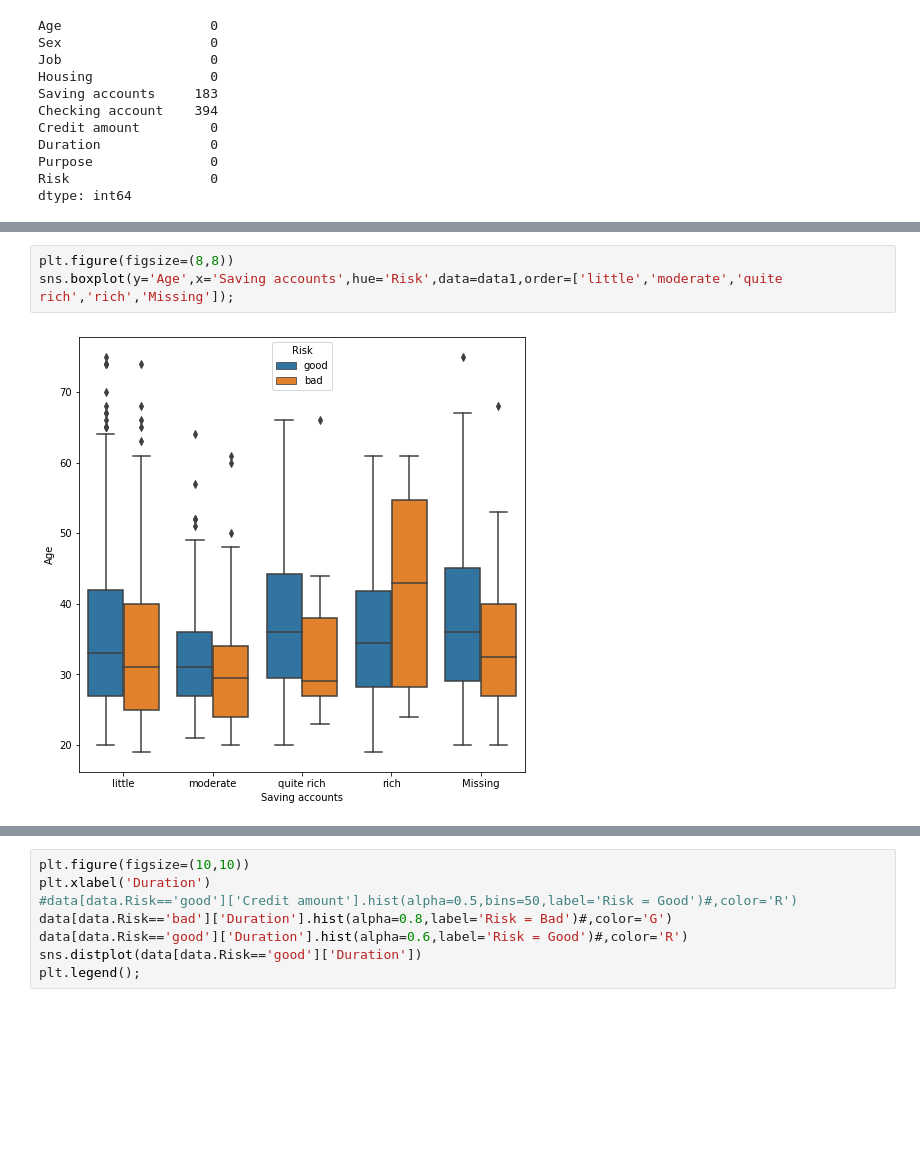
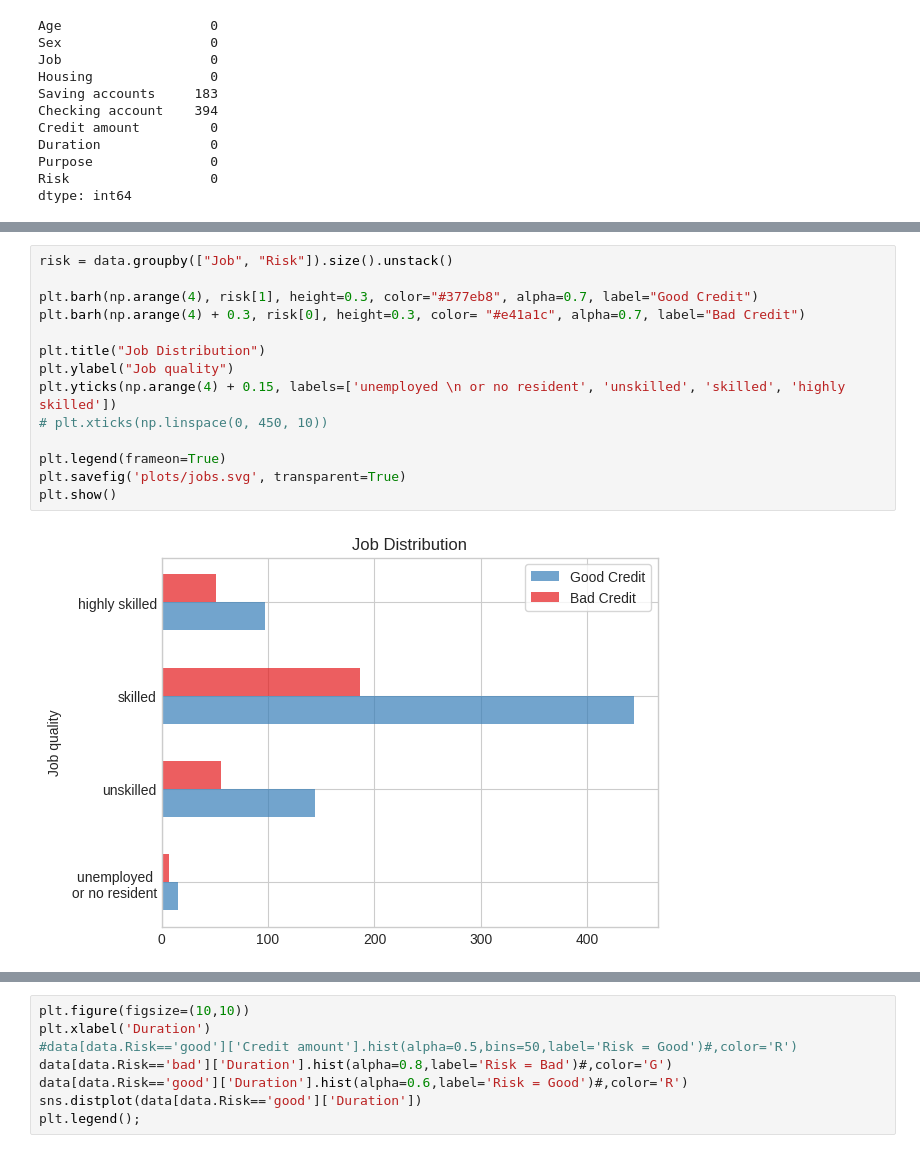
Before and after one commit to DanielGardin/MO810---Aprendizado-de-M-quina--tico, a Jupyter notebook: T0 - Avaliação Diagnóstica/Notebook 0.1 - Problema de crédito e análise de variáveis.ipynb, the cells around one changed output, grey strips where cells are left out. Drawn from its saved outputs; the diff is of its cells as text; blank space fills up the shorter version.

```diff
--- a/T0 - Avaliação Diagnóstica/Notebook 0.1 - Problema de crédito e análise de variáveis.ipynb
+++ b/T0 - Avaliação Diagnóstica/Notebook 0.1 - Problema de crédito e análise de variáveis.ipynb
@@ -129,5 +95,16 @@ plt.legend();
-# %%
-plt.figure(figsize=(8,8))
-sns.boxplot(y='Age',x='Saving accounts',hue='Risk',data=data1,order=['little','moderate','quite rich','rich','Missing']);
-# %% [output]
-[figure, removed]
+# %%
+risk = data.groupby(["Job", "Risk"]).size().unstack()
+
+plt.barh(np.arange(4), risk[1], height=0.3, color="#377eb8", alpha=0.7, label="Good Credit")
+plt.barh(np.arange(4) + 0.3, risk[0], height=0.3, color= "#e41a1c", alpha=0.7, label="Bad Credit")
+
+plt.title("Job Distribution")
+plt.ylabel("Job quality")
+plt.yticks(np.arange(4) + 0.15, labels=['unemployed \n or no resident', 'unskilled', 'skilled', 'highly skilled'])
+# plt.xticks(np.linspace(0, 450, 10))
+
+plt.legend(frameon=True)
+plt.savefig('plots/jobs.svg', transparent=True)
+plt.show()
+# %% [output]
+[figure, added]
```
Also changed, not shown: parts of 34 cells of this notebook, 9 other files.
